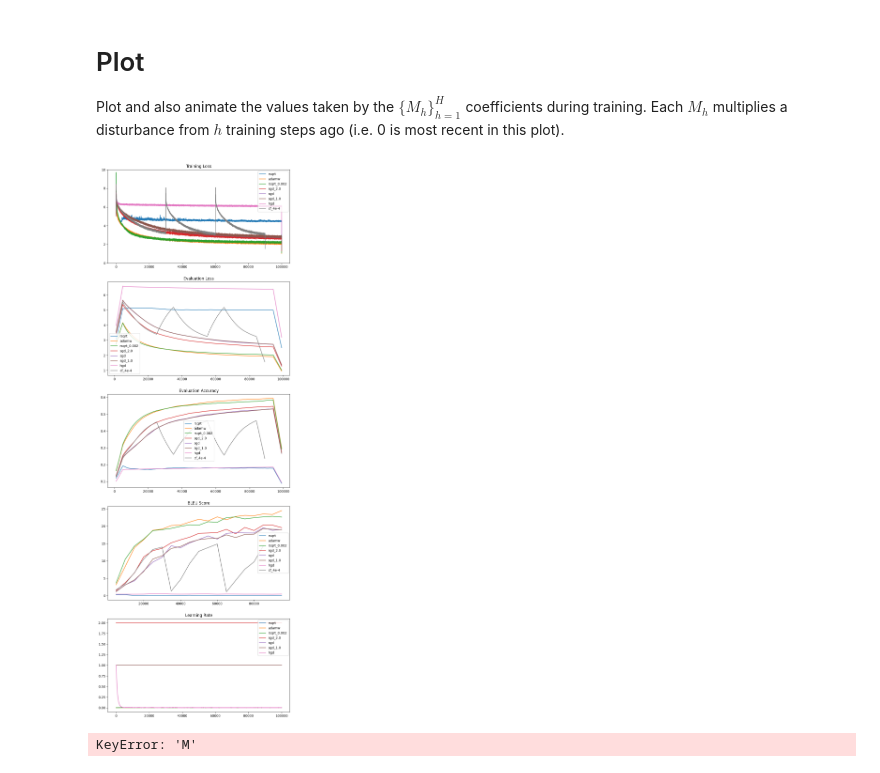
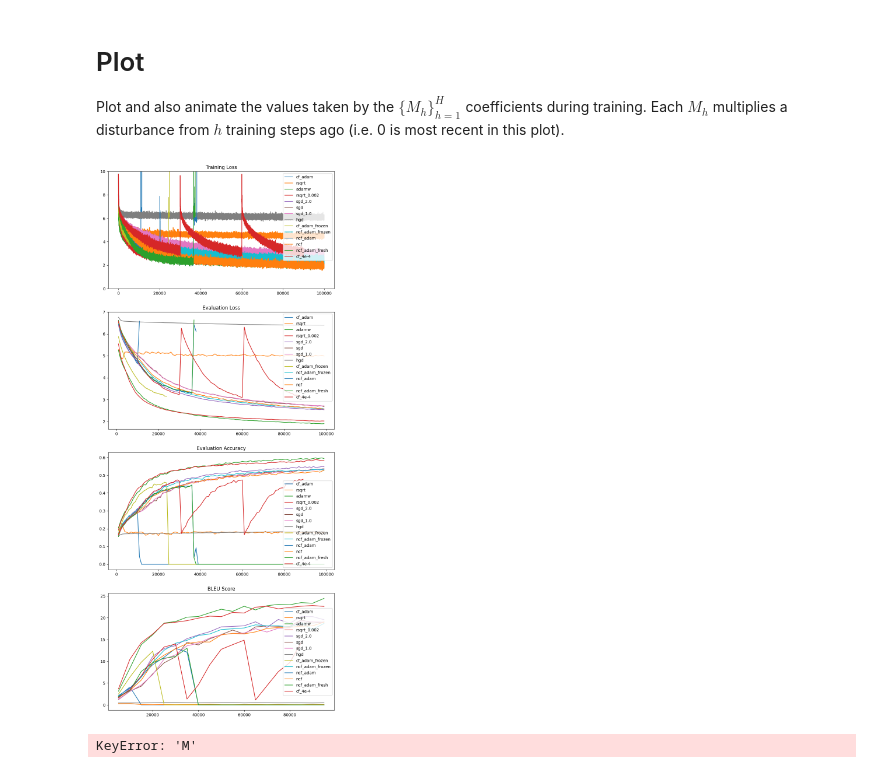
Before and after one commit to edogariu/meta_opt, a Jupyter notebook: notebooks/plotting.ipynb, the cells around one changed output. Saved outputs shown, nothing was run; the diff lists cells and outputs as text; code cells hidden in the pictures.

```diff
--- a/notebooks/plotting.ipynb
+++ b/notebooks/plotting.ipynb
@@ -44,14 +44,14 @@ note: using full_batch means we will never eval
 #         ret[k][i]['args']['experiment_name'] = 'cifar_wd'
 # save_checkpoint(CFG, ret)
 # %%
-# baseline_results = pkl.load(open('{}/data/{}_processed.pkl'.format(CFG['directory'], 'wmt_fullbatch_H=32'), 'rb'))
-# r = {}
-# for k in baseline_results.keys():
-#     r[k] = baseline_results[k]
-#     if k not in processed_results: continue
-#     for _k, _v in processed_results[k].items():
-#         r[k][_k] = _v
-# processed_results = r
+baseline_results = pkl.load(open('{}/data/{}_processed.pkl'.format(CFG['directory'], 'wmt_pretrained_cf_3'), 'rb'))
+r = {}
+for k in baseline_results.keys():
+    r[k] = baseline_results[k]
+    if k not in processed_results: continue
+    for _k, _v in processed_results[k].items():
+        r[k][_k] = _v
+processed_results = r
 
 baseline_results = pkl.load(open('{}/data/{}_processed.pkl'.format(CFG['directory'], 'wmt_base_baselines'), 'rb'))
 r = {}
@@ -62,14 +62,14 @@ for k in baseline_results.keys():
         r[k][_k] = _v
 processed_results = r
 
-# baseline_results = pkl.load(open('{}/data/{}_processed.pkl'.format(CFG['directory'], 'wmt_metaopt'), 'rb'))
-# r = {}
-# for k in baseline_results.keys():
-#     r[k] = baseline_results[k]
-#     if k not in processed_results: continue
-#     for _k, _v in processed_results[k].items():
-#         r[k][_k] = _v
-# processed_results = r
+baseline_results = pkl.load(open('{}/data/{}_processed.pkl'.format(CFG['directory'], 'wmt_metaopt'), 'rb'))
+r = {}
+for k in baseline_results.keys():
+    r[k] = baseline_results[k]
+    if k not in processed_results: continue
+    for _k, _v in processed_results[k].items():
+        r[k][_k] = _v
+processed_results = r
 # %% [markdown]
 # Plot
 Plot and also animate the values taken by the $\{M_h\}_{h=1}^H$ coefficients during training. Each $M_h$ multiplies a disturbance from $h$ training steps ago (i.e. 0 is most recent in this plot).
@@ -99,36 +99,36 @@ plots_to_make = {
               'eval_loss': 'Evaluation Loss',
               'eval_acc': 'Evaluation Accuracy',
               'bleu': 'BLEU Score',
               # 'M': 'Learned Coefficients',
               # 'anim': 'Animation',
               # 'param_sq_norm': 'Sq Param Norm',
               # 'grad_sq_norm': 'Sq Grad Norm',
               # 'proj_grad_sq_norm': 'Proj Sq Grad Norm',
-               'lr': 'Learning Rate',
+               # 'lr': 'Learning Rate',
 }
 
 # ----------------------------------------
 # OR just plot em via regex
 # ----------------------------------------
 # keys_to_plot = '.*long.*'  # specific regex
 keys_to_plot = '.*'  # anything
 
-(fig, ax), anim = plot(results, processed_results, keys_to_plot, plots_to_make, anim_bounds=(-1.5, 0.5), smoothing=10)
+(fig, ax), anim = plot(results, processed_results, keys_to_plot, plots_to_make, anim_bounds=(-1.5, 0.5), smoothing=None)
 ax[0].set_ylim(0, 10)
 # ax[0].set_xlim(680, 800)
 # ax[1].set_ylim(0.6, 0.95)
 # ax[2].set_ylim(0.95, 0.99)
 # ax[3].set_ylim(0.95, 0.99)
 # ax[4].set_ylim(-0.1, 40)
 # ax[1].set_ylim(0, 0.01)
 # plt.savefig('{}/figs/{}.pdf'.format(CFG['directory'], CFG['experiment_name']))
 plt.show()
 
 if anim is not None:
     h = HTML(anim.to_html5_video())
     display(h)
 # %% [output]
-[figure, old version]
+[figure, new version]
 # %%
 import matplotlib.pyplot as plt
 M = processed_results['M']['cf_adam']['avg'][33000]
```
Also changed, not shown: 2 other files.
